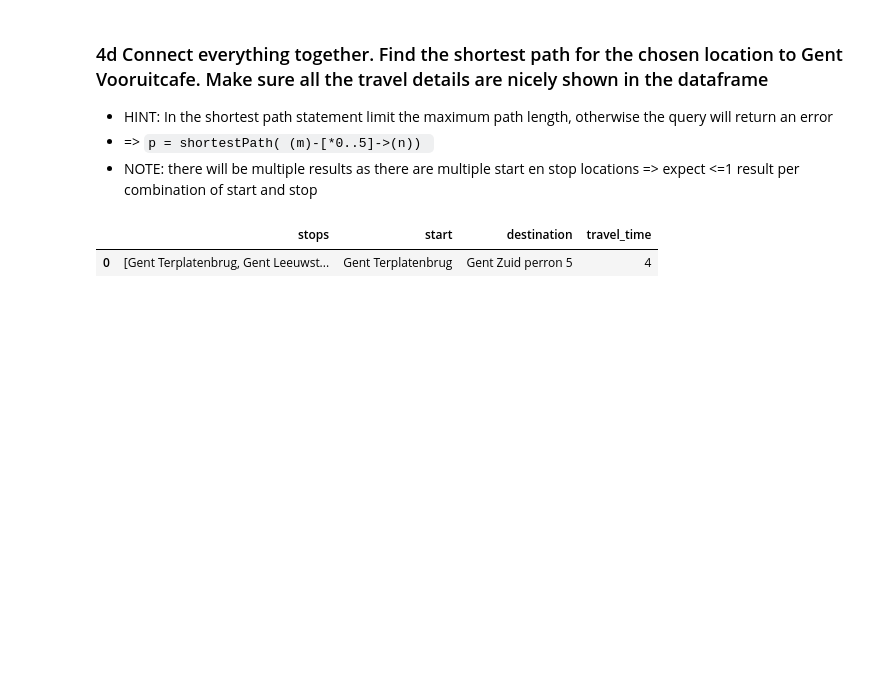
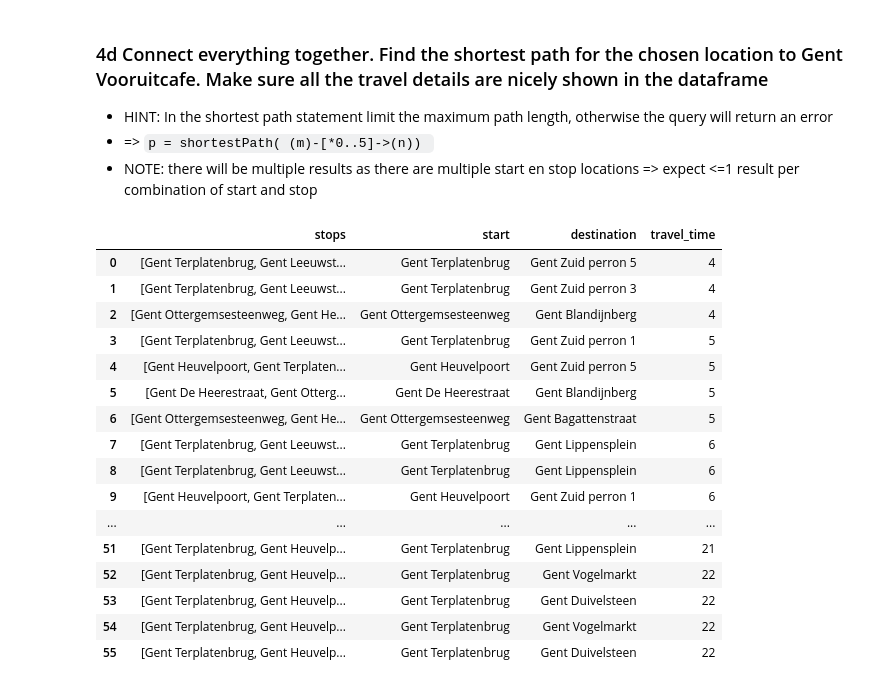
Before and after one commit to gartangh/Big-Data-Labs, a Jupyter notebook: Lab 3/Multimodal_2020.ipynb, the cells around one changed output. Cells and saved outputs as stored; diff of their text form; code cells hidden in the pictures; blank space fills up the shorter version.

```diff
--- a/Lab 3/Multimodal_2020.ipynb
+++ b/Lab 3/Multimodal_2020.ipynb
@@ -531,13 +531,28 @@ pd.DataFrame(graph.run(query).data())
 # %%
 query = """
 MATCH p = shortestPath((n:DL)-[r:CONNECTION *0..10]->(m:DL))
 WHERE n.stop_id IN """ + str(pd.DataFrame(nearStrop)['n.stop_id'].tolist()) + """ AND  m.stop_id IN """ + str(pd.DataFrame(nearVooruit)['n.stop_id'].tolist()) +"""
 WITH reduce(l=[], node IN nodes(p) | l+node.stop_name) AS stops, reduce(sum = 0, c IN relationships(p)| sum + c.traveltime) as travel_time,
          n.stop_name AS start, m.stop_name AS destination
 ORDER BY travel_time
 RETURN stops, start, destination, travel_time
 """
-pd.DataFrame(graph.run(query).data()).head(1)
+pd.DataFrame(graph.run(query).data())
 # %% [output]
 |  | stops | start | destination | travel_time |
 | 0 | [Gent Terplatenbrug, Gent Leeuwst... | Gent Terplatenbrug | Gent Zuid perron 5 | 4 |
+| 1 | [Gent Terplatenbrug, Gent Leeuwst... | Gent Terplatenbrug | Gent Zuid perron 3 | 4 |
+| 2 | [Gent Ottergemsesteenweg, Gent He... | Gent Ottergemsesteenweg | Gent Blandijnberg | 4 |
+| 3 | [Gent Terplatenbrug, Gent Leeuwst... | Gent Terplatenbrug | Gent Zuid perron 1 | 5 |
+| 4 | [Gent Heuvelpoort, Gent Terplaten... | Gent Heuvelpoort | Gent Zuid perron 5 | 5 |
+| 5 | [Gent De Heerestraat, Gent Otterg... | Gent De Heerestraat | Gent Blandijnberg | 5 |
+| 6 | [Gent Ottergemsesteenweg, Gent He... | Gent Ottergemsesteenweg | Gent Bagattenstraat | 5 |
+| 7 | [Gent Terplatenbrug, Gent Leeuwst... | Gent Terplatenbrug | Gent Lippensplein | 6 |
+| 8 | [Gent Terplatenbrug, Gent Leeuwst... | Gent Terplatenbrug | Gent Lippensplein | 6 |
+| 9 | [Gent Heuvelpoort, Gent Terplaten... | Gent Heuvelpoort | Gent Zuid perron 1 | 6 |
+| ... | ... | ... | ... | ... |
+| 51 | [Gent Terplatenbrug, Gent Heuvelp... | Gent Terplatenbrug | Gent Lippensplein | 21 |
+| 52 | [Gent Terplatenbrug, Gent Heuvelp... | Gent Terplatenbrug | Gent Vogelmarkt | 22 |
+| 53 | [Gent Terplatenbrug, Gent Heuvelp... | Gent Terplatenbrug | Gent Duivelsteen | 22 |
+| 54 | [Gent Terplatenbrug, Gent Heuvelp... | Gent Terplatenbrug | Gent Vogelmarkt | 22 |
+| 55 | [Gent Terplatenbrug, Gent Heuvelp... | Gent Terplatenbrug | Gent Duivelsteen | 22 |
```
Also changed, not shown: parts of 1 cell of this notebook, 8 other files.
